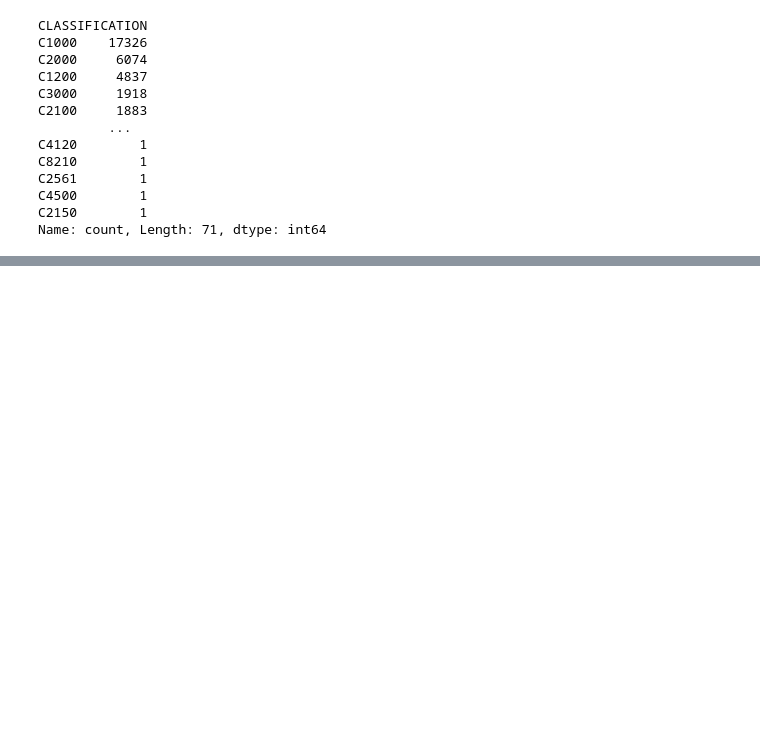
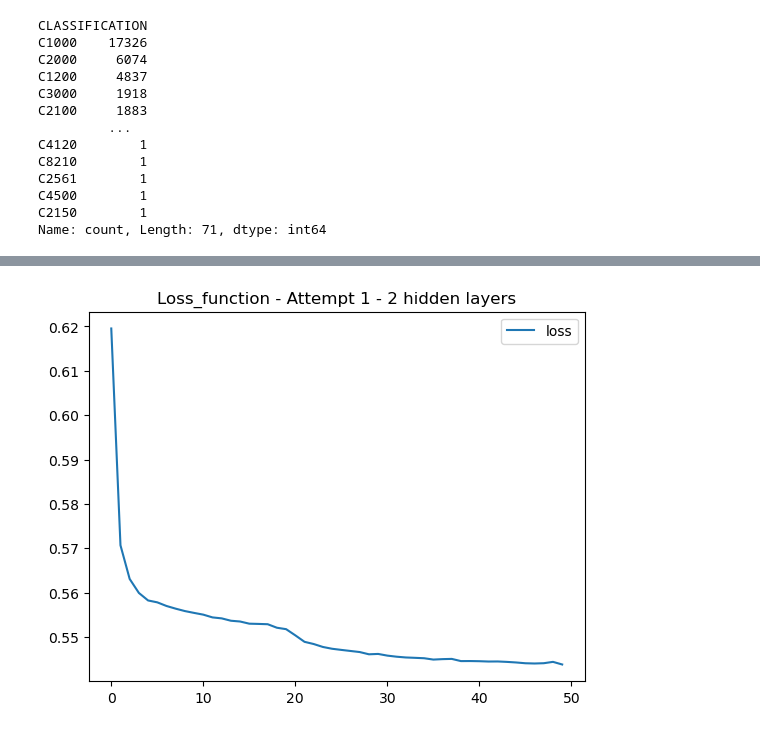
Before and after one commit to YargKlnc/Deep-Learning, a Jupyter notebook: deep_learning.ipynb, the cells around one changed output, grey strips where cells are left out. Cells and saved outputs as stored; diff of their text form; code cells hidden in the pictures; blank space fills up the shorter version.

Commit message:
commit code with 2 attempts

```diff
--- a/deep_learning.ipynb
+++ b/deep_learning.ipynb
@@ -154,7 +177,8 @@ Name: CLASSIFICATION, dtype: int64
 # %%
-# Split our preprocessed data into our features and target arrays
-#  YOUR CODE GOES HERE
+# Splitting the preprocessed data into features and target arrays
+y = numeric_application_df.IS_SUCCESSFUL
+X = numeric_application_df.drop(columns=["IS_SUCCESSFUL"], axis=1)
 
-# Split the preprocessed data into a training and testing dataset
-#  YOUR CODE GOES HERE
+# Splitting the preprocessed data into a training and testing dataset
+X_train, X_test, y_train, y_test = train_test_split(X, y, random_state=78)
 # %%
@@ -172,18 +206,20 @@ X_test_scaled = X_scaler.transform(X_test)
 # %%
-# Define the model - deep neural net, i.e., the number of input features and hidden nodes for each layer.
-#  YOUR CODE GOES HERE
+# Defining the model - deep neural net, i.e., the number of input features and hidden nodes for each layer
+number_input_features = len(X_train_scaled[0])
+hidden_nodes_layer1 =  10
+hidden_nodes_layer2 = 5
 
 nn = tf.keras.models.Sequential()
 
 # First hidden layer
-#  YOUR CODE GOES HERE
+nn.add(tf.keras.layers.Dense(units=hidden_nodes_layer1, input_dim=number_input_features, activation="relu"))
 
 # Second hidden layer
-#  YOUR CODE GOES HERE
+nn.add(tf.keras.layers.Dense(units=hidden_nodes_layer2, activation="relu"))
 
 # Output layer
-#  YOUR CODE GOES HERE
+nn.add(tf.keras.layers.Dense(units=1, activation="sigmoid"))
 
-# Check the structure of the model
+# Checking the structure of the model
 nn.summary()
 # %% [output]
@@ -234,0 +241,6 @@ Epoch 100/100
+# %%
+# Compiling the model
+nn.compile(loss="binary_crossentropy", optimizer="adam", metrics=["accuracy"])
+# %%
+# Training the model
+fit_model = nn.fit(X_train_scaled, y_train, epochs=50)
@@ -241,0 +272,13 @@ Loss: 0.557812534073699, Accuracy: 0.7262973785400391
+# %%
+# Plotting the loss function
+import matplotlib.pyplot as plt
+plt.plot(fit_model.history["loss"])
+plt.title("Loss_function - Attempt 1 - 2 hidden layers")
+plt.legend(["loss"])
+
+# Saving the plot to a file in the 'Output' folder
+plt.savefig(os.path.join("Output", "Attempt1_Loss_Plot.png"))
+
+plt.show()
+# %% [output]
+[figure, added]
```
Also changed, not shown: parts of 23 cells of this notebook, 6 other files.
